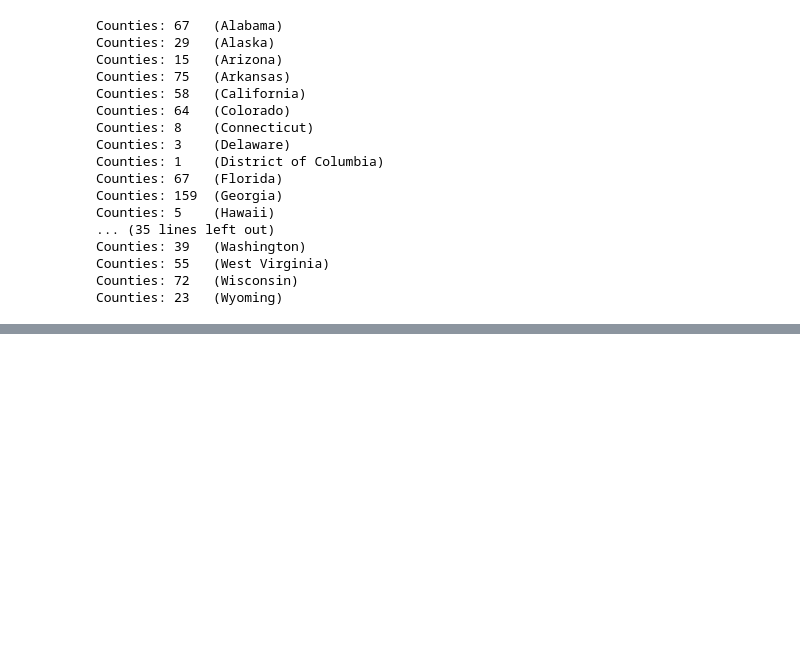
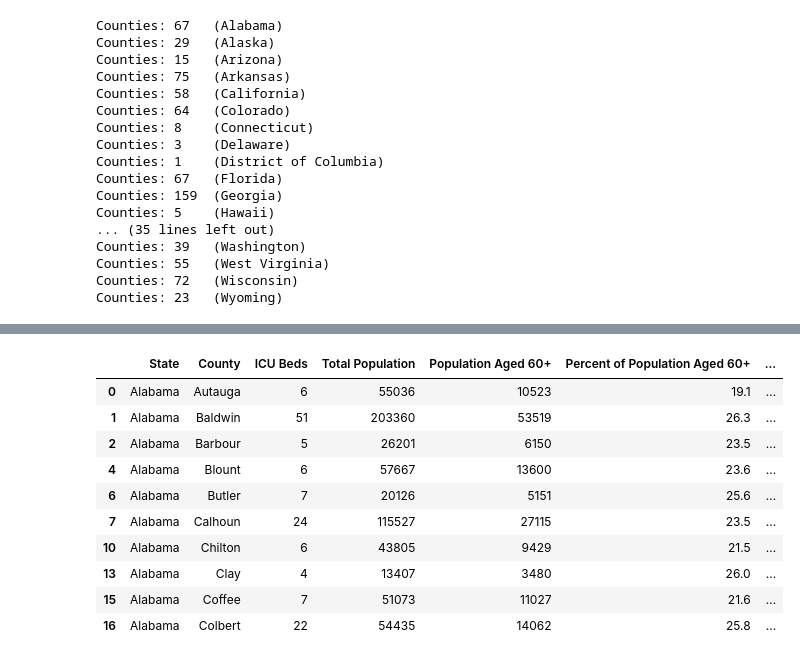
Before and after one commit to PaulBoutot/Big-Data-Challenge-2020, a Jupyter notebook: Analysis1.ipynb, the cells around one changed output, grey strips where cells are left out. Saved outputs shown, nothing was run; the diff lists cells and outputs as text; code cells hidden in the pictures; blank space fills up the shorter version.

Commit message:
prepared the data for data classification

```diff
--- a/Analysis1.ipynb
+++ b/Analysis1.ipynb
@@ -94,0 +102,3 @@ Counties: 23   (Wyoming)
+# %%
+bed_data = data.dropna()
+bed_data.shape
@@ -94,0 +124,36 @@ Counties: 23   (Wyoming)
+# %%
+# Transforms the data
+
+# Best case: all critical patients recover within 3 weeks
+def determine_preparedness_best_case(row):
+    return row['Residents Aged 60+ Per Each ICU Bed'] <= 17
+
+# Average case: all critical patients recover within 4.5 weeks
+def determine_preparedness_avg_case(row):
+    return row['Residents Aged 60+ Per Each ICU Bed'] <= 11
+
+# Worst case: all critical patients recover within 6 weeks
+def determine_preparedness_worst_case(row):
+    return row['Residents Aged 60+ Per Each ICU Bed'] <= 8
+
+# Arbitrary case: since the ones above don't work :/
+def determine_preparedness_arb_case(maximum):
+    def determine_preparedness(row):
+        return row['Residents Aged 60+ Per Each ICU Bed'] <= maximum
+    return determine_preparedness
+# %%
+best_case_data = bed_data.copy()
+best_case_data['Is Hospital Prepared']= best_case_data.apply(determine_preparedness_best_case, axis = 1)
+best_case_data.head(10)
+# %% [output]
+|  | State | County | ICU Beds | Total Population | Population Aged 60+ | Percent of Population Aged 60+ | ... |
+| 0 | Alabama | Autauga | 6 | 55036 | 10523 | 19.1 | ... |
+| 1 | Alabama | Baldwin | 51 | 203360 | 53519 | 26.3 | ... |
+| 2 | Alabama | Barbour | 5 | 26201 | 6150 | 23.5 | ... |
+| 4 | Alabama | Blount | 6 | 57667 | 13600 | 23.6 | ... |
+| 6 | Alabama | Butler | 7 | 20126 | 5151 | 25.6 | ... |
+| 7 | Alabama | Calhoun | 24 | 115527 | 27115 | 23.5 | ... |
+| 10 | Alabama | Chilton | 6 | 43805 | 9429 | 21.5 | ... |
+| 13 | Alabama | Clay | 4 | 13407 | 3480 | 26.0 | ... |
+| 15 | Alabama | Coffee | 7 | 51073 | 11027 | 21.6 | ... |
+| 16 | Alabama | Colbert | 22 | 54435 | 14062 | 25.8 | ... |
```
Also changed, not shown: parts of 8 cells of this notebook.
